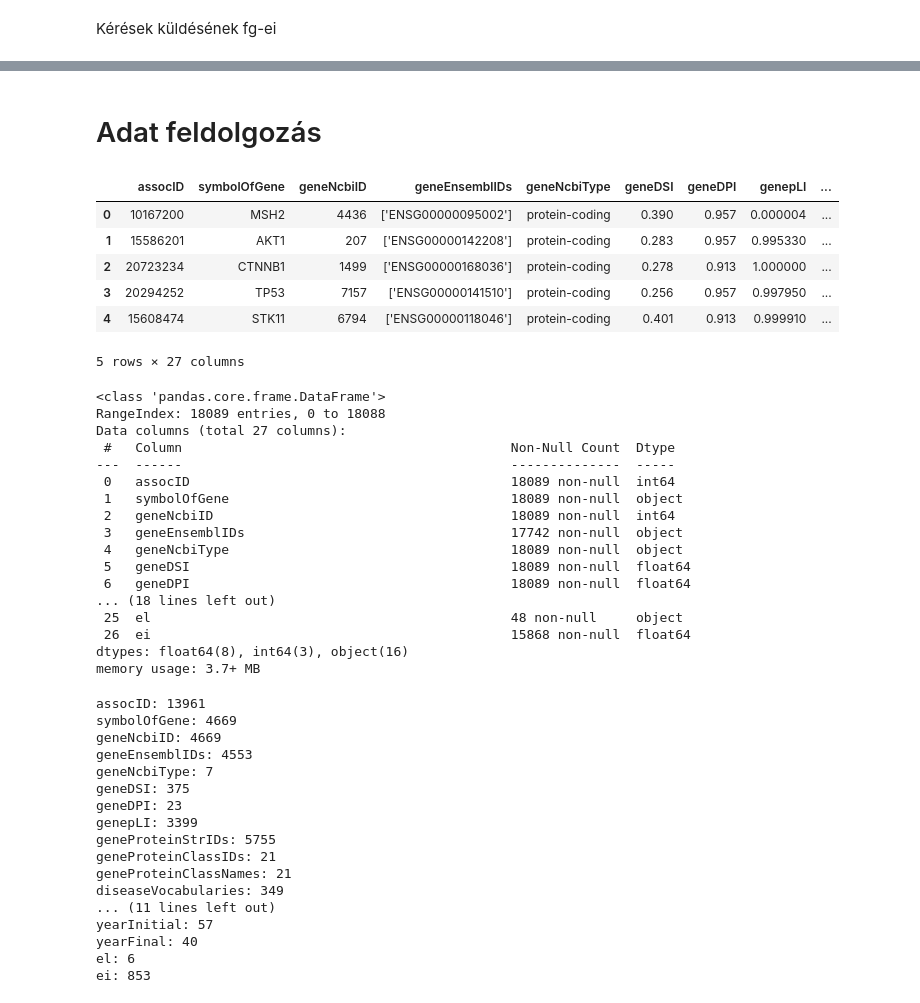
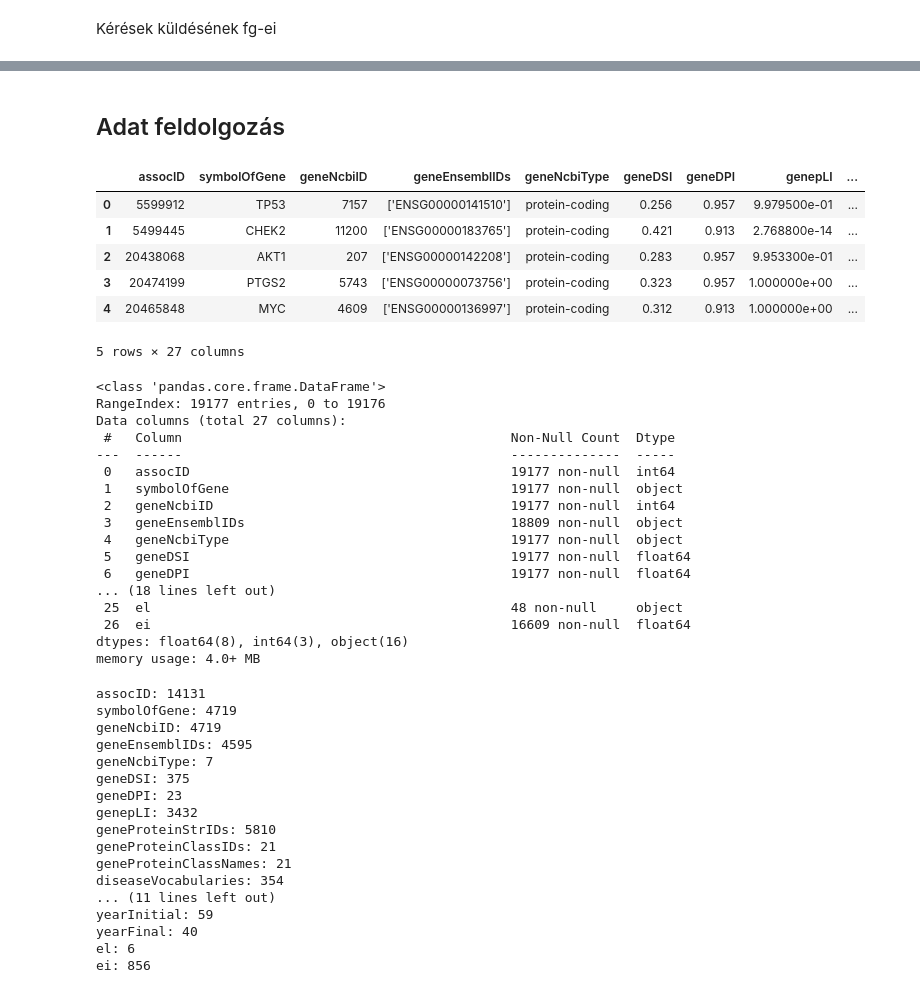
Before and after one commit to NagypalMarton/DeepLearning_Assignment-Disgenet, a Jupyter notebook: Mélytanulás_Beadandó_Csibi_Alexandra,_Nagypál_Márton.ipynb, the cells around one changed output, grey strips where cells are left out. Cells and saved outputs as stored; diff of their text form; code cells hidden in the pictures.

```diff
--- a/Mélytanulás_Beadandó_Csibi_Alexandra,_Nagypál_Márton.ipynb
+++ b/Mélytanulás_Beadandó_Csibi_Alexandra,_Nagypál_Márton.ipynb
@@ -170,6 +234,6 @@ Rate limit exceeded. Waiting 15 seconds...
 All data saved to disgenet-GDA.csv
 # %% [markdown]
-# Adat feldolgozás
+## Adat feldolgozás
 # %%
 import pandas as pd
 import numpy as np
@@ -181,58 +245,58 @@ from sklearn.model_selection import train_test_split
 import re
 from sklearn.preprocessing import LabelEncoder
 # %%
-GDA_df=pd.read_csv('disgenet-GDA.csv', sep=',')
+GDA_df=pd.read_csv('disgenet-GDA_cancer.csv', sep=',')
 GDA_df.head()
 # %% [output]
 |  | assocID | symbolOfGene | geneNcbiID | geneEnsemblIDs | geneNcbiType | geneDSI | geneDPI | genepLI | ... |
-| 0 | 10167200 | MSH2 | 4436 | ['ENSG00000095002'] | protein-coding | 0.390 | 0.957 | 0.000004 | ... |
-| 1 | 15586201 | AKT1 | 207 | ['ENSG00000142208'] | protein-coding | 0.283 | 0.957 | 0.995330 | ... |
-| 2 | 20723234 | CTNNB1 | 1499 | ['ENSG00000168036'] | protein-coding | 0.278 | 0.913 | 1.000000 | ... |
-| 3 | 20294252 | TP53 | 7157 | ['ENSG00000141510'] | protein-coding | 0.256 | 0.957 | 0.997950 | ... |
-| 4 | 15608474 | STK11 | 6794 | ['ENSG00000118046'] | protein-coding | 0.401 | 0.913 | 0.999910 | ... |
+| 0 | 5599912 | TP53 | 7157 | ['ENSG00000141510'] | protein-coding | 0.256 | 0.957 | 9.979500e-01 | ... |
+| 1 | 5499445 | CHEK2 | 11200 | ['ENSG00000183765'] | protein-coding | 0.421 | 0.913 | 2.768800e-14 | ... |
+| 2 | 20438068 | AKT1 | 207 | ['ENSG00000142208'] | protein-coding | 0.283 | 0.957 | 9.953300e-01 | ... |
+| 3 | 20474199 | PTGS2 | 5743 | ['ENSG00000073756'] | protein-coding | 0.323 | 0.957 | 1.000000e+00 | ... |
+| 4 | 20465848 | MYC | 4609 | ['ENSG00000136997'] | protein-coding | 0.312 | 0.913 | 1.000000e+00 | ... |
 5 rows × 27 columns
 # %%
 GDA_df = GDA_df.map(lambda x: np.nan if x == '[]' else x)
 GDA_df.info()
 # %% [output]
 <class 'pandas.core.frame.DataFrame'>
-RangeIndex: 18089 entries, 0 to 18088
+RangeIndex: 19177 entries, 0 to 19176
 Data columns (total 27 columns):
  #   Column                                          Non-Null Count  Dtype
 ---  ------                                          --------------  -----
- 0   assocID                                         18089 non-null  int64
- 1   symbolOfGene                                    18089 non-null  object
- 2   geneNcbiID                                      18089 non-null  int64
- 3   geneEnsemblIDs                                  17742 non-null  object
- 4   geneNcbiType                                    18089 non-null  object
- 5   geneDSI                                         18089 non-null  float64
- 6   geneDPI                                         18089 non-null  float64
+ 0   assocID                                         19177 non-null  int64
+ 1   symbolOfGene                                    19177 non-null  object
+ 2   geneNcbiID                                      19177 non-null  int64
+ 3   geneEnsemblIDs                                  18809 non-null  object
+ 4   geneNcbiType                                    19177 non-null  object
+ 5   geneDSI                                         19177 non-null  float64
+ 6   geneDPI                                         19177 non-null  float64
 ... (18 lines left out)
  25  el                                              48 non-null     object
- 26  ei                                              15868 non-null  float64
+ 26  ei                                              16609 non-null  float64
 dtypes: float64(8), int64(3), object(16)
-memory usage: 3.7+ MB
+memory usage: 4.0+ MB
 # %%
 for column in GDA_df.columns:
   print(f"{column}: {GDA_df[column].nunique()}")
 # %% [output]
-assocID: 13961
-symbolOfGene: 4669
-geneNcbiID: 4669
-geneEnsemblIDs: 4553
+assocID: 14131
+symbolOfGene: 4719
+geneNcbiID: 4719
+geneEnsemblIDs: 4595
 geneNcbiType: 7
 geneDSI: 375
 geneDPI: 23
-genepLI: 3399
-geneProteinStrIDs: 5755
+genepLI: 3432
+geneProteinStrIDs: 5810
 geneProteinClassIDs: 21
 geneProteinClassNames: 21
-diseaseVocabularies: 349
+diseaseVocabularies: 354
 ... (11 lines left out)
-yearInitial: 57
+yearInitial: 59
 yearFinal: 40
 el: 6
-ei: 853
+ei: 856
 # %%
 # Convert the IDs from object data type to integer format for better interpretation and processing in the GNN
 label_encoder = LabelEncoder()
```
Also changed, not shown: parts of 28 cells of this notebook.
